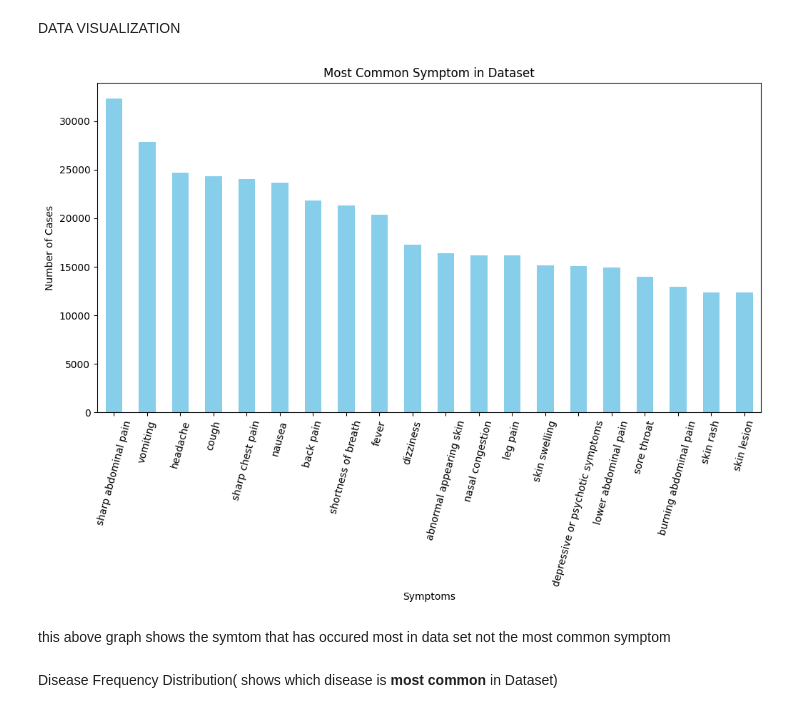
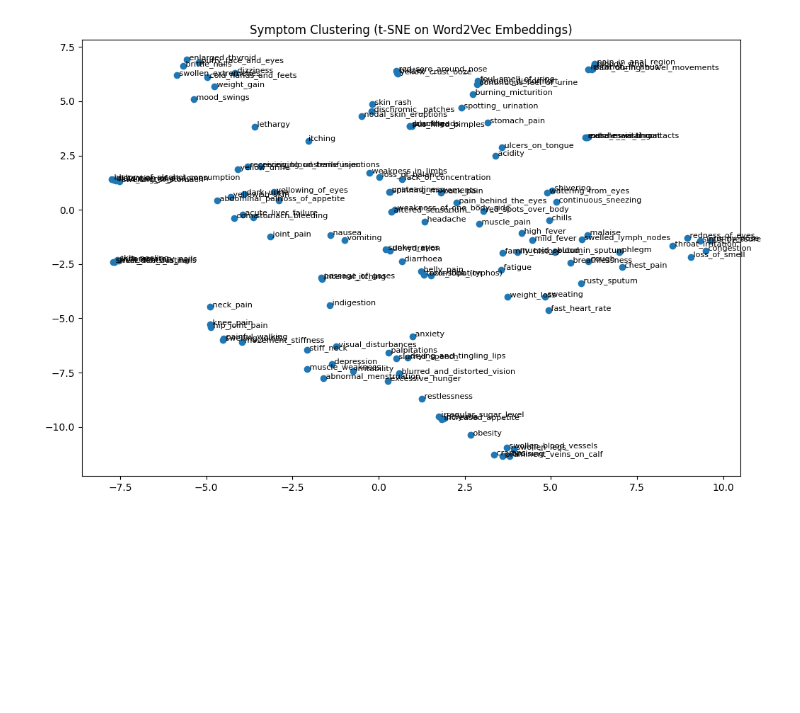
Before and after one commit to raman7976/Symptom-Disease-Diagnosis-ML, a Jupyter notebook: symptom-disease-diagnosis.ipynb, the cells around one changed output. Cells and saved outputs as stored; diff of their text form; code cells hidden in the pictures; blank space fills up the shorter version.

Commit message:
Kaggle Notebook | Symptom Disease Diagnosis | Version 4

```diff
--- a/symptom-disease-diagnosis.ipynb
+++ b/symptom-disease-diagnosis.ipynb
@@ -38,2 +53,3 @@ columns=df.columns.tolist()
 # %%
-columns
+le = LabelEncoder()
+df['Disease_Encoded'] = le.fit_transform(df['Disease'])
@@ -58,2 +56,3 @@ columns
 # %%
-df.isnull()
+symptoms = df.loc[:, 'Symptom_1':'Symptom_17'].values.flatten()
+unique_symptoms = pd.Series(symptoms).value_counts()
@@ -91,3 +64,10 @@ Length: 378, dtype: int64
 # %%
-df.fillna(0,inplace=True)
+co_occurrence = pd.DataFrame(0, index=unique_symptoms.index, columns=unique_symptoms.index)
+
+for _, row in df.iterrows():
+    symptoms_present = row[['Symptom_' + str(i) for i in range(1, 18)]].values
+    symptoms_present = [s for s in symptoms_present if s != 'none']
+    for s1 in symptoms_present:
+        for s2 in symptoms_present:
+            co_occurrence.loc[s1, s2] += 1
 # %%
@@ -96,21 +76,23 @@ y = df["diseases"]  # Disease labels
-# %% [markdown]
-DATA VISUALIZATION
+# %%
+symptom_lists = df.loc[:, 'Symptom_1':'Symptom_17'].apply(lambda x: [s for s in x if s != 'none'], axis=1).tolist()
+word2vec_model = Word2Vec(sentences=symptom_lists, vector_size=50, window=5, min_count=1, workers=4)
+
+symptom_vectors = []
+symptom_names = []
+for symptom in unique_symptoms.index:
+    if symptom != 'none':
+        symptom_names.append(symptom)
+        symptom_vectors.append(word2vec_model.wv[symptom])
+
+symptom_vectors = np.array(symptom_vectors)
 # %%
-#sum across all rows(patients) to get total count per symtom
-
-symptom_count = X.sum().sort_values(ascending=False)[:20]  #top 20 symptoms
-
-plt.figure(figsize=(12,6))
-symptom_count.plot(kind='bar',color='skyblue')
-plt.title("Most Common Symptom in Dataset")
-plt.xlabel("Symptoms")
-plt.ylabel("Number of Cases")
-plt.xticks(rotation=75)
+embedding = TSNE(n_components=2, random_state=42).fit_transform(symptom_vectors)
+plt.figure(figsize=(12, 8))
+plt.scatter(embedding[:, 0], embedding[:, 1])
+for i, sym in enumerate(symptom_names):
+    plt.annotate(sym, (embedding[i, 0], embedding[i, 1]), fontsize=8)
+plt.title("Symptom Clustering (t-SNE on Word2Vec Embeddings)")
 plt.show()
 # %% [output]
-[figure, old version]
+[figure, new version]
-# %% [markdown]
-this above graph shows the symtom that has occured most in data set not the most common symptom
-# %% [markdown]
-Disease Frequency Distribution( shows which disease is **most common** in Dataset)
 # %%
```
Also changed, not shown: parts of 20 cells of this notebook.
